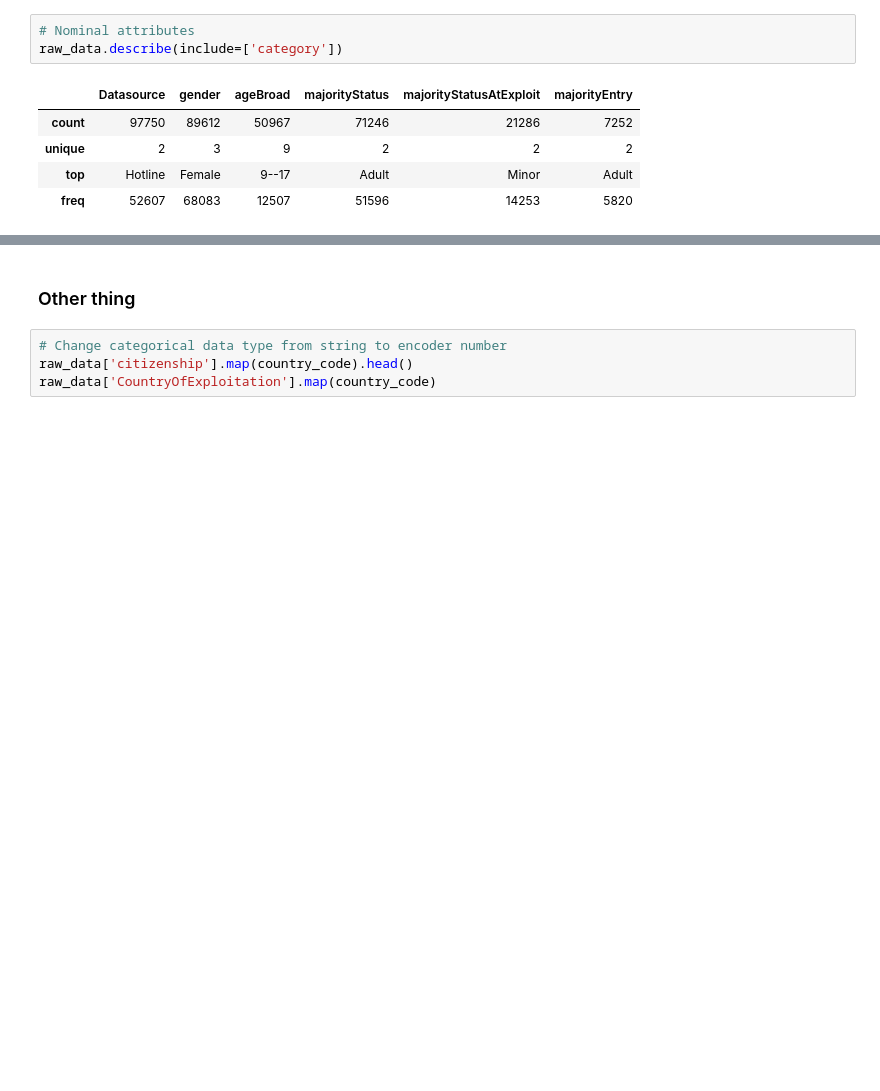
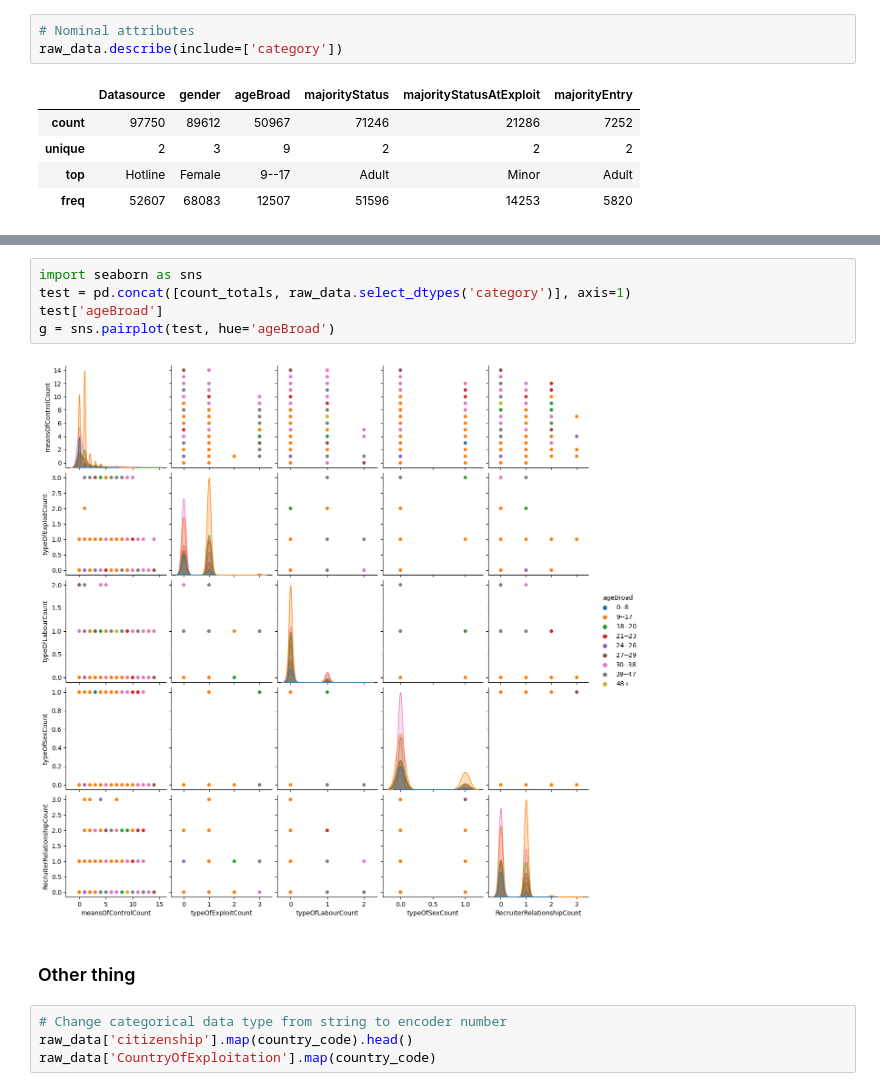
Before and after one commit to JPena-code/minig-course, a Jupyter notebook: EDA.ipynb, the cells around one changed output, grey strips where cells are left out. Saved outputs shown, nothing was run; the diff lists cells and outputs as text; blank space fills up the shorter version.

```diff
--- a/EDA.ipynb
+++ b/EDA.ipynb
@@ -282,3 +314,10 @@ axis =count_totals.plot(kind='box',column='meansOfControlConcatenated')
+# %%
+import seaborn as sns
+test = pd.concat([count_totals, raw_data.select_dtypes('category')], axis=1)
+test['ageBroad']
+g = sns.pairplot(test, hue='ageBroad')
+# %% [output]
+[figure, added]
 # %% [markdown]
 ### Other thing
 # %%
```
Also changed, not shown: parts of 12 cells of this notebook.
